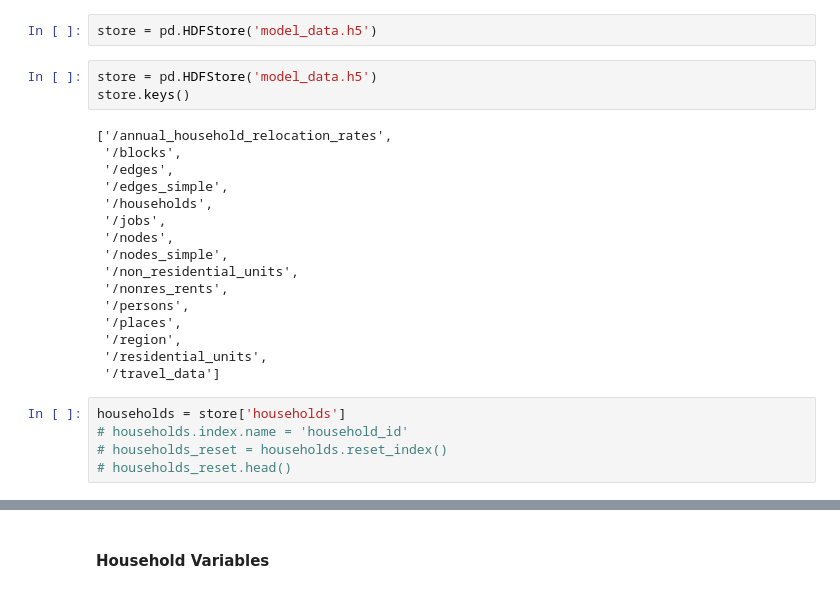
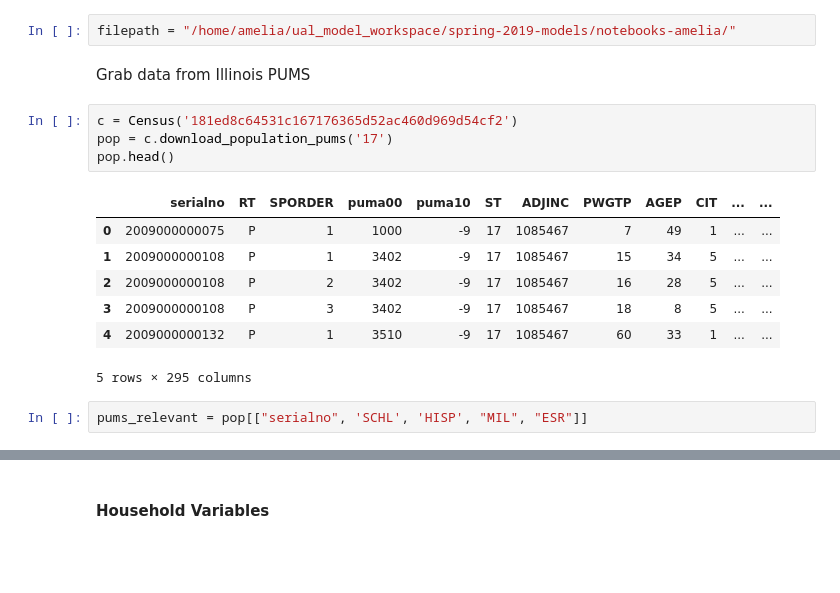
Before and after one commit to ual/ual_model_workspace, a Jupyter notebook: spring-2019-models/notebooks-amelia/urbansim to polaris data.ipynb, the cells around one changed output, grey strips where cells are left out. Cells and saved outputs as stored; diff of their text form; blank space fills up the shorter version.

```diff
--- a/spring-2019-models/notebooks-amelia/urbansim to polaris data.ipynb
+++ b/spring-2019-models/notebooks-amelia/urbansim to polaris data.ipynb
@@ -12,26 +19,18 @@ pd.__version__
-# %%
-store = pd.HDFStore('model_data.h5')
-# %%
-store = pd.HDFStore('model_data.h5')
-store.keys()
-# %% [output]
-['/annual_household_relocation_rates',
- '/blocks',
- '/edges',
- '/edges_simple',
- '/households',
- '/jobs',
- '/nodes',
- '/nodes_simple',
- '/non_residential_units',
- '/nonres_rents',
- '/persons',
- '/places',
- '/region',
- '/residential_units',
- '/travel_data']
-# %%
-households = store['households']
-# households.index.name = 'household_id'
-# households_reset = households.reset_index()
-# households_reset.head()
+# %%
+filepath = "/home/amelia/ual_model_workspace/spring-2019-models/notebooks-amelia/"
+# %% [markdown]
+Grab data from Illinois PUMS
+# %%
+c = Census('181ed8c64531c167176365d52ac460d969d54cf2')
+pop = c.download_population_pums('17')
+pop.head()
+# %% [output]
+|  | serialno | RT | SPORDER | puma00 | puma10 | ST | ADJINC | PWGTP | AGEP | CIT | ... | ... |
+| 0 | 2009000000075 | P | 1 | 1000 | -9 | 17 | 1085467 | 7 | 49 | 1 | ... | ... |
+| 1 | 2009000000108 | P | 1 | 3402 | -9 | 17 | 1085467 | 15 | 34 | 5 | ... | ... |
+| 2 | 2009000000108 | P | 2 | 3402 | -9 | 17 | 1085467 | 16 | 28 | 5 | ... | ... |
+| 3 | 2009000000108 | P | 3 | 3402 | -9 | 17 | 1085467 | 18 | 8 | 5 | ... | ... |
+| 4 | 2009000000132 | P | 1 | 3510 | -9 | 17 | 1085467 | 60 | 33 | 1 | ... | ... |
+5 rows × 295 columns
+# %%
+pums_relevant = pop[["serialno", 'SCHL', 'HISP', "MIL", "ESR"]]
```
Also changed, not shown: parts of 56 cells of this notebook.
